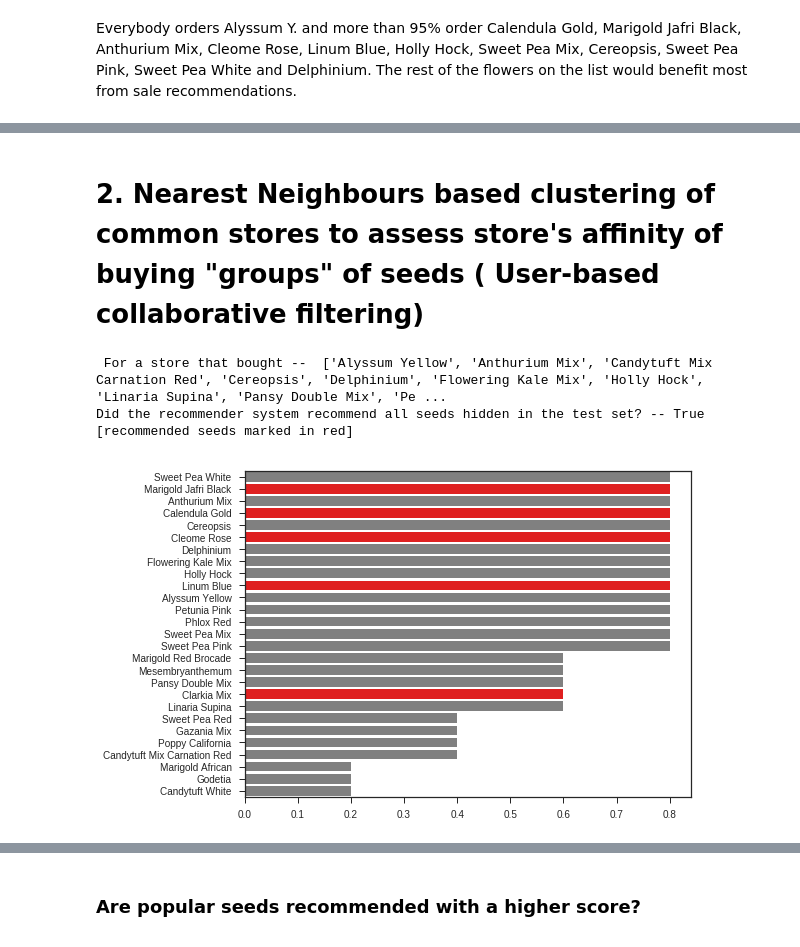
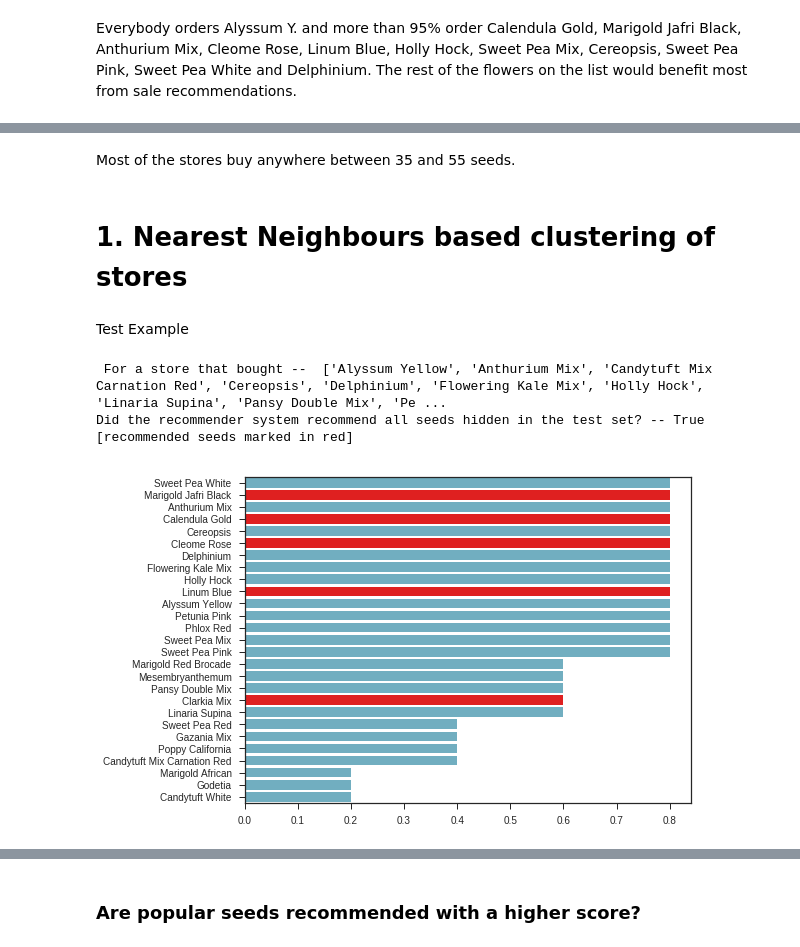
Before and after one commit to juggernautTress/Edelweiss, a Jupyter notebook: Analysis.ipynb, the cells around one changed output, grey strips where cells are left out. Drawn from its saved outputs; the diff is of its cells as text; code cells hidden in the pictures.

```diff
--- a/Analysis.ipynb
+++ b/Analysis.ipynb
@@ -229,5 +197,7 @@ Sweet Pea White       0.004300                 97.126796
+# %% [markdown]
+Most of the stores buy anywhere between 35 and 55 seeds.
 # %% [markdown]
-# 2. Nearest Neighbours based clustering of common stores to assess store's affinity of buying "groups" of seeds ( User-based collaborative filtering)
+# 1. Nearest Neighbours based clustering of stores
 # %%
 from sklearn.neighbors import NearestNeighbors
 from sklearn.model_selection import ShuffleSplit
@@ -253,37 +223,44 @@ def hide_seeds(ori_vector=None,fraction_to_hide=0.6):
   seeds_hidden = sample(seeds_bought,num_2hide,replace=False)
   ori_vector[seeds_hidden] = 0
   return ori_vector, seeds_hidden
+
+''' User-based Collaborative Filtering '''
+def Recommendation(nnModel,query,stores):
+  #1. find stores with similar purchases as the query
+  neighbours = nnModel.kneighbors(query,return_distance=False)[0]
+  #2. get purchases by these users and sort by item affinity
+  store_set = stores.loc[neighbours]
+  store_set = store_set.loc[:,store_set.any()] ## drop items with zero affinity
+  score = store_set.sum(axis=0).astype(float)/neighbours.size
+  score = score.sort_values(ascending=False)
+  return score
+# %% [markdown]
+Test Example
 # %%
 #example query
 np.random.seed(0)
 store_query =  X_test.sample(1)# new store
 Store_consumption_ori = store_query.columns[(store_query == 1).iloc[0]]
 ## hide a few purchases for testing purposes
 store_query, test_recommn = hide_seeds(store_query,0.3)
 ## test the query:
-#1. find stores with similar purchases as the query:
-neighbours = neigh.kneighbors(store_query, return_distance=False)
-#2. get purchases by these users and sort by affinity
-#DF: store seed affinity scores
-store_set = X_train.loc[neighbours[0]]
-store_set = store_set.loc[:, store_set.any()] ## drop zero columns
-score = store_set.sum(axis=0).astype(float)/neighbours[0].size
-score = score.sort_values(ascending=False)
+score = Recommendation(neigh,store_query,X_train)
+
 print (" For a store that bought -- ",\
     list(store_query.columns[(store_query == 1).iloc[0]]))#,\
                #"\n\n Recommendation \t\t Score\n\n",\
                 #score)
 plt.figure(figsize=(8,6))
-clrs = ['red' if (x in test_recommn) else 'grey' for x in list(score.index)]
+clrs = ['red' if (x in test_recommn) else 'c' for x in list(score.index)]
 sns.barplot( score.values, score.index , palette=clrs)
 
 print ("Did the recommender system recommend all seeds hidden in the test set? --",\
         set(test_recommn).issubset(score.index),\
         "[recommended seeds marked in red]")
 # %% [output]
  For a store that bought --  ['Alyssum Yellow', 'Anthurium Mix', 'Candytuft Mix Carnation Red', 'Cereopsis', 'Delphinium', 'Flowering Kale Mix', 'Holly Hock', 'Linaria Supina', 'Pansy Double Mix', 'Pe ...
 Did the recommender system recommend all seeds hidden in the test set? -- True [recommended seeds marked in red]
-[figure, old version]
+[figure, new version]
 # %%
 #3. compare to test:
 print ("Cross Validation")
```
Also changed, not shown: parts of 10 cells of this notebook.
